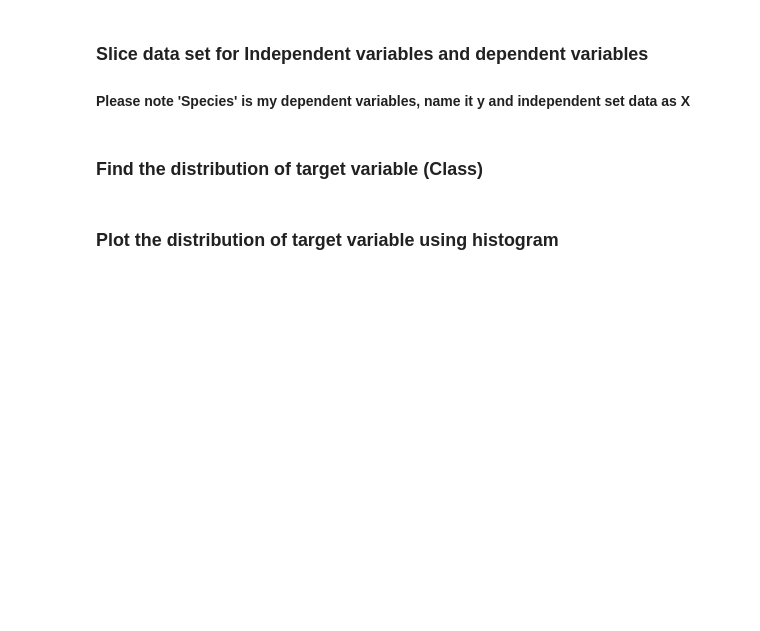
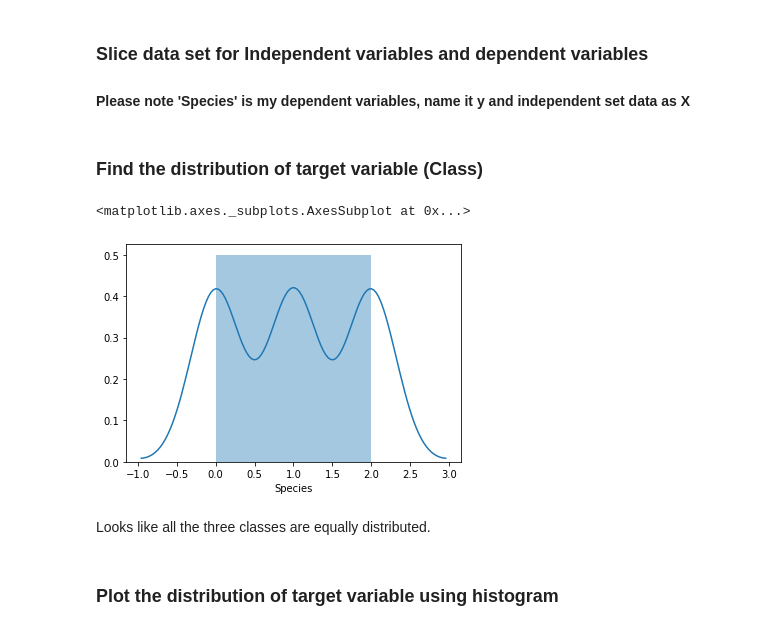
Before and after one commit to mohit19mahajan/aiml1, a Jupyter notebook: R3_External_Lab_Logistic_and_Naive_bayes_questions.ipynb, the cells around one changed output. Cells and saved outputs as stored; diff of their text form; code cells hidden in the pictures; blank space fills up the shorter version.

```diff
--- a/R3_External_Lab_Logistic_and_Naive_bayes_questions.ipynb
+++ b/R3_External_Lab_Logistic_and_Naive_bayes_questions.ipynb
@@ -304,8 +326,23 @@ weighted avg       0.95      0.95      0.95        95
+# %%
+from sklearn.preprocessing import LabelEncoder
+
+le = LabelEncoder()
+irisdf["Species"] = le.fit_transform(irisdf["Species"])
 # %% [markdown]
 ### Slice data set for Independent variables and dependent variables
 #### Please note 'Species' is my dependent variables, name it y and independent set data as X
+# %%
+X = irisdf.drop("Species",axis = 1)
+y = irisdf["Species"]
 # %% [markdown]
 ### Find the distribution of target variable (Class)
+# %%
+sns.distplot(y)
+# %% [output]
+<matplotlib.axes._subplots.AxesSubplot at 0x...>
+[figure, added]
+# %% [markdown]
+Looks like all the three classes are equally distributed.
 # %% [markdown]
 ### Plot the distribution of target variable using histogram
 # %%
```
Also changed, not shown: parts of 21 cells of this notebook.
